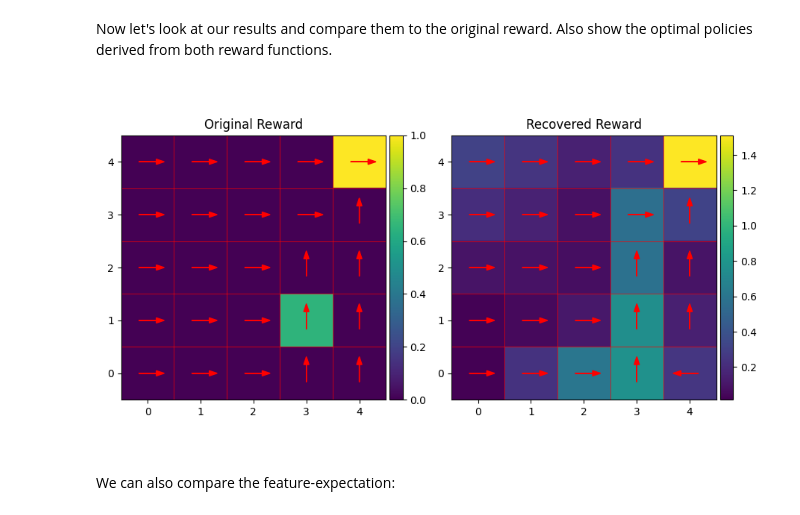
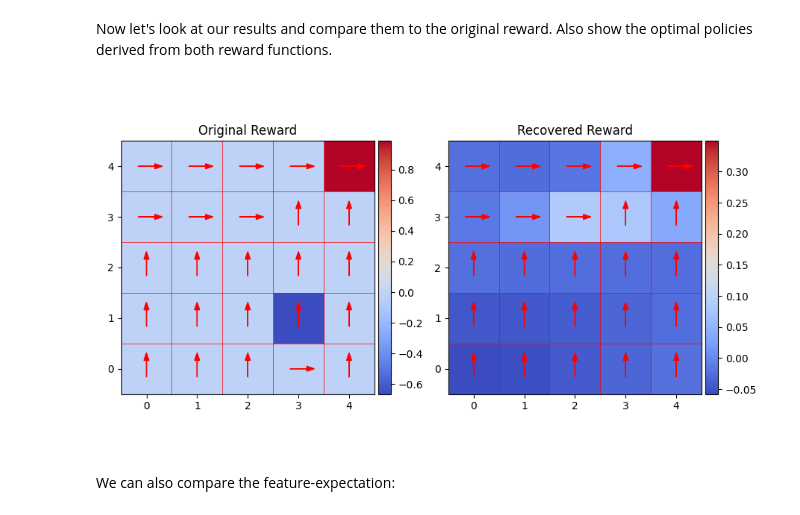
Before and after one commit to JacobHA/boids, a Jupyter notebook: maxent.ipynb, the cells around one changed output. Saved outputs shown, nothing was run; the diff lists cells and outputs as text; code cells hidden in the pictures.

Commit message:
visuals, fix transpose error

```diff
--- a/maxent.ipynb
+++ b/maxent.ipynb
@@ -281,7 +281,7 @@ def setup_mdp():
     # set up the reward function
     reward = np.zeros(world.n_states)
     reward[-1] = 1.0
-    reward[8] = 0.65
+    reward[8] = -0.65
 
     # set up terminal states
     terminal = [24]
@@ -516,6 +553,7 @@ def maxent_irl(p_transition, features, terminal, trajectories, optim, init, eps=
     delta = np.inf                  # initialize delta for convergence check
 
     optim.reset(omega)              # re-start optimizer
+    iter = 0                        # iteration counter
     while delta > eps:              # iterate until convergence
         omega_old = omega.copy()
 
@@ -525,12 +563,18 @@ def maxent_irl(p_transition, features, terminal, trajectories, optim, init, eps=
         # compute gradient of the log-likelihood
         e_svf = compute_expected_svf(p_transition, p_initial, terminal, reward)
         grad = e_features - features.T.dot(e_svf)
+        # Add reward sparsity regularization
+        grad -= 0.1*sum(reward**2)
 
         # perform optimization step and compute delta for convergence
         optim.step(grad)
 
         # re-compute detla for convergence check
         delta = np.max(np.abs(omega_old - omega))
+        print(f'{iter:4d} | {delta:.6f}', end='\r', flush=True)
+        iter += 1
+        if iter > 10:
+            break
 
     # re-compute per-state reward and return
     return features.dot(omega)
@@ -557,27 +603,31 @@ reward_maxent = maxent_irl(world.p_transition, features, terminal, trajectories,
 Now let's look at our results and compare them to the original reward.
 Also show the optimal policies derived from both reward functions.
 # %%
+style['cmap'] = 'coolwarm'
+
 fig = plt.figure()
 ax = fig.add_subplot(121)
 ax.title.set_text('Original Reward')
 divider = make_axes_locatable(ax)
 cax = divider.append_axes('right', size='5%', pad=0.05)
+reward -= reward.mean()
 p = P.plot_state_values(ax, world, reward, **style)
 P.plot_deterministic_policy(ax, world, S.optimal_policy(world, reward, 0.8), color='red')
 fig.colorbar(p, cax=cax)
 
 ax = fig.add_subplot(122)
 ax.title.set_text('Recovered Reward')
 divider = make_axes_locatable(ax)
 cax = divider.append_axes('right', size='5%', pad=0.05)
+reward_maxent -= reward_maxent.mean()
 p = P.plot_state_values(ax, world, reward_maxent, **style)
 P.plot_deterministic_policy(ax, world, S.optimal_policy(world, reward_maxent, 0.8), color='red')
 fig.colorbar(p, cax=cax)
 
 fig.tight_layout()
 plt.show()
 # %% [output]
-[figure, old version]
+[figure, new version]
 # %% [markdown]
 We can also compare the feature-expectation:
 # %%
```
Also changed, not shown: parts of 5 cells of this notebook, 5 other files.
